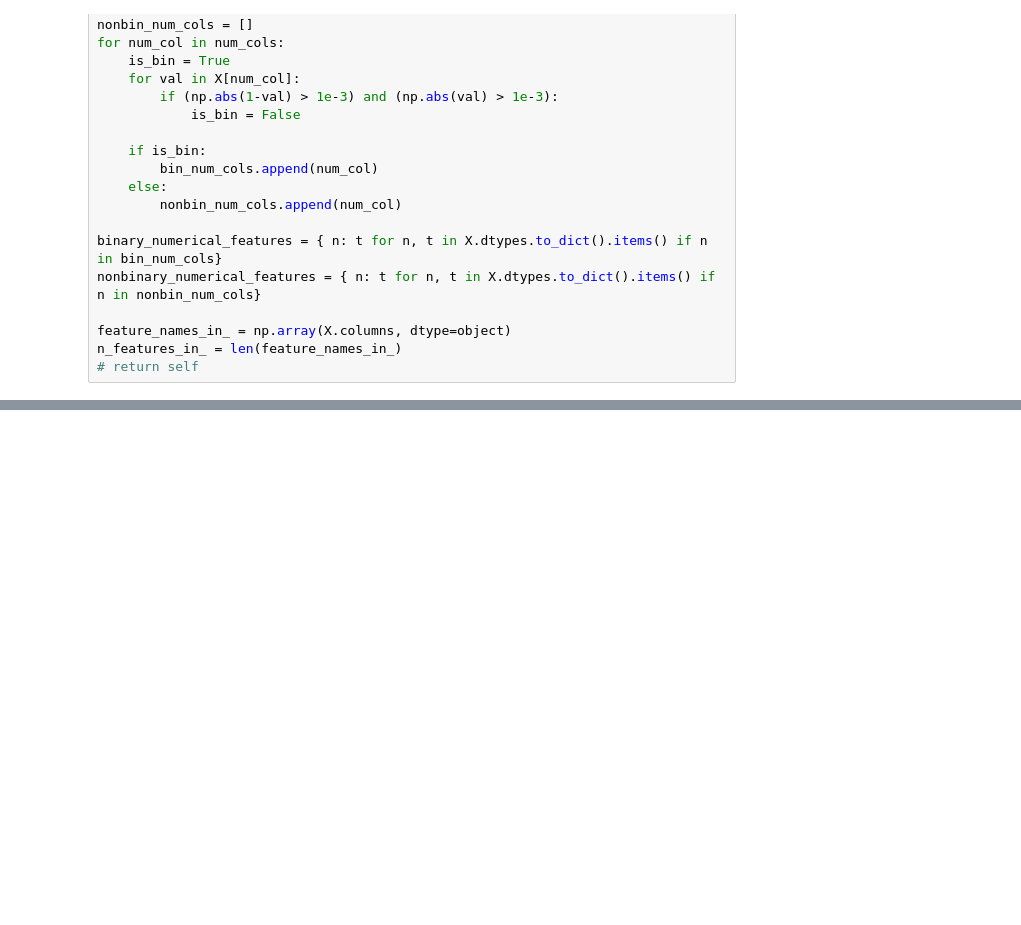
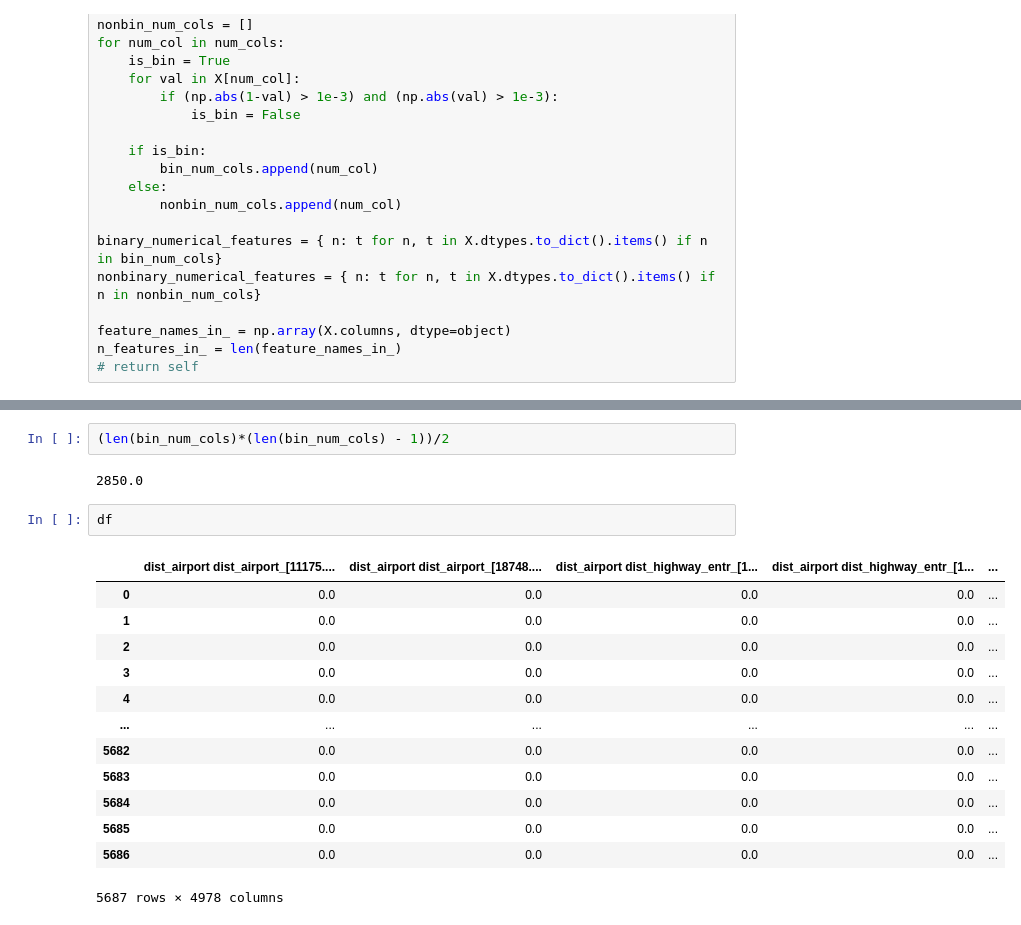
Before and after one commit to sjelic/real_estate_prices, a Jupyter notebook: src/test.ipynb, the cells around one changed output, grey strips where cells are left out. Drawn from its saved outputs; the diff is of its cells as text; blank space fills up the shorter version.

```diff
--- a/src/test.ipynb
+++ b/src/test.ipynb
@@ -80,0 +143,20 @@ bin_num_cols
+# %%
+(len(bin_num_cols)*(len(bin_num_cols) - 1))/2
+# %% [output]
+2850.0
+# %%
+df
+# %% [output]
+|  | dist_airport dist_airport_[11175.... | dist_airport dist_airport_[18748.... | dist_airport dist_highway_entr_[1... | dist_airport dist_highway_entr_[1... | ... |
+| 0 | 0.0 | 0.0 | 0.0 | 0.0 | ... |
+| 1 | 0.0 | 0.0 | 0.0 | 0.0 | ... |
+| 2 | 0.0 | 0.0 | 0.0 | 0.0 | ... |
+| 3 | 0.0 | 0.0 | 0.0 | 0.0 | ... |
+| 4 | 0.0 | 0.0 | 0.0 | 0.0 | ... |
+| ... | ... | ... | ... | ... | ... |
+| 5682 | 0.0 | 0.0 | 0.0 | 0.0 | ... |
+| 5683 | 0.0 | 0.0 | 0.0 | 0.0 | ... |
+| 5684 | 0.0 | 0.0 | 0.0 | 0.0 | ... |
+| 5685 | 0.0 | 0.0 | 0.0 | 0.0 | ... |
+| 5686 | 0.0 | 0.0 | 0.0 | 0.0 | ... |
+5687 rows × 4978 columns
```
Also changed, not shown: parts of 9 cells of this notebook, 2 other files.
